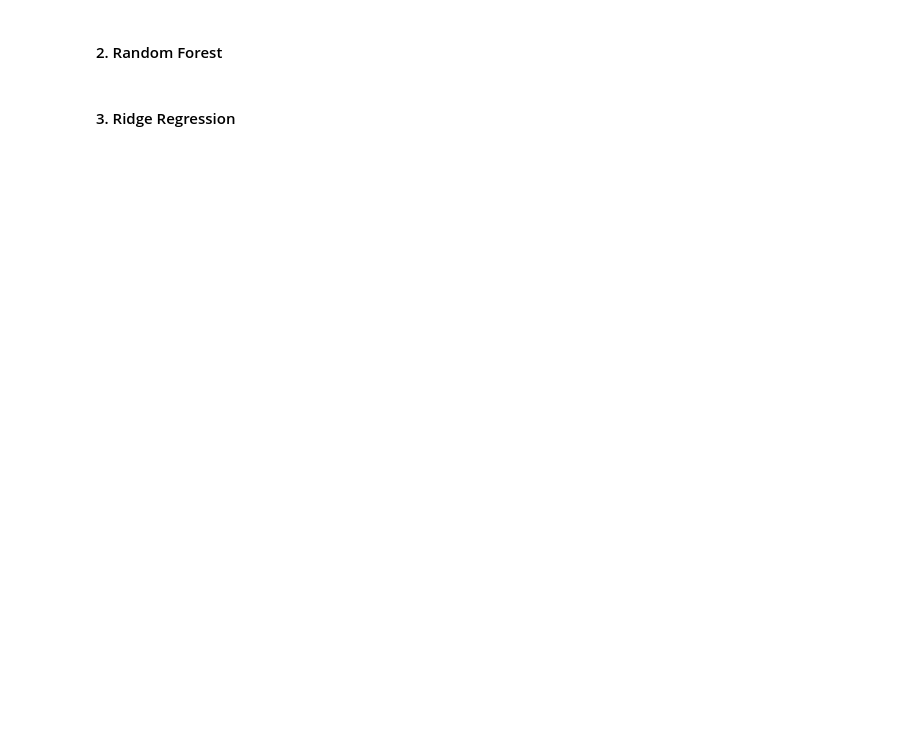
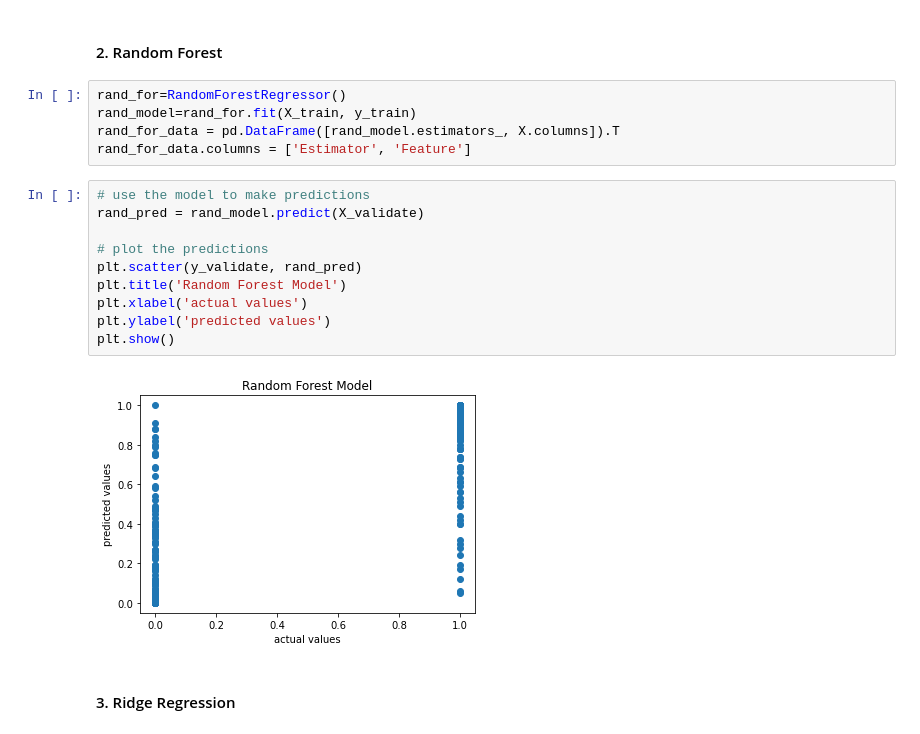
Before and after one commit to yaelnidam/CSS_Project2_Team1_Fall2020, a Jupyter notebook: project2.ipynb, the cells around one changed output. Saved outputs shown, nothing was run; the diff lists cells and outputs as text; blank space fills up the shorter version.

```diff
--- a/project2.ipynb
+++ b/project2.ipynb
@@ -288,4 +368,21 @@ lin_model = lin_reg.fit(X_train, y_train)
 # %% [markdown]
 #### 2. Random Forest
+# %%
+rand_for=RandomForestRegressor()
+rand_model=rand_for.fit(X_train, y_train)
+rand_for_data = pd.DataFrame([rand_model.estimators_, X.columns]).T
+rand_for_data.columns = ['Estimator', 'Feature']
+# %%
+# use the model to make predictions
+rand_pred = rand_model.predict(X_validate)
+
+# plot the predictions
+plt.scatter(y_validate, rand_pred)
+plt.title('Random Forest Model')
+plt.xlabel('actual values')
+plt.ylabel('predicted values')
+plt.show()
+# %% [output]
+[figure, added]
 # %% [markdown]
 #### 3. Ridge Regression
```
Also changed, not shown: parts of 34 cells of this notebook.
